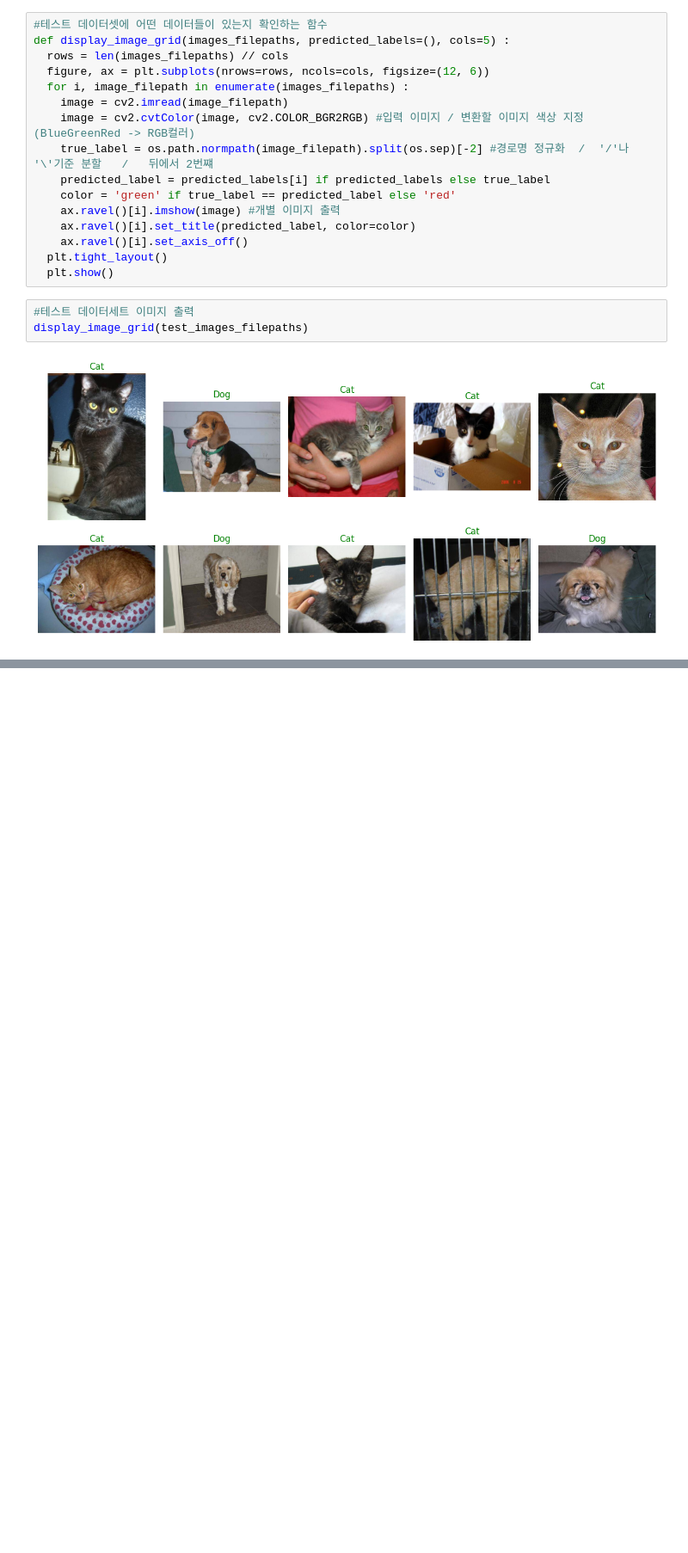
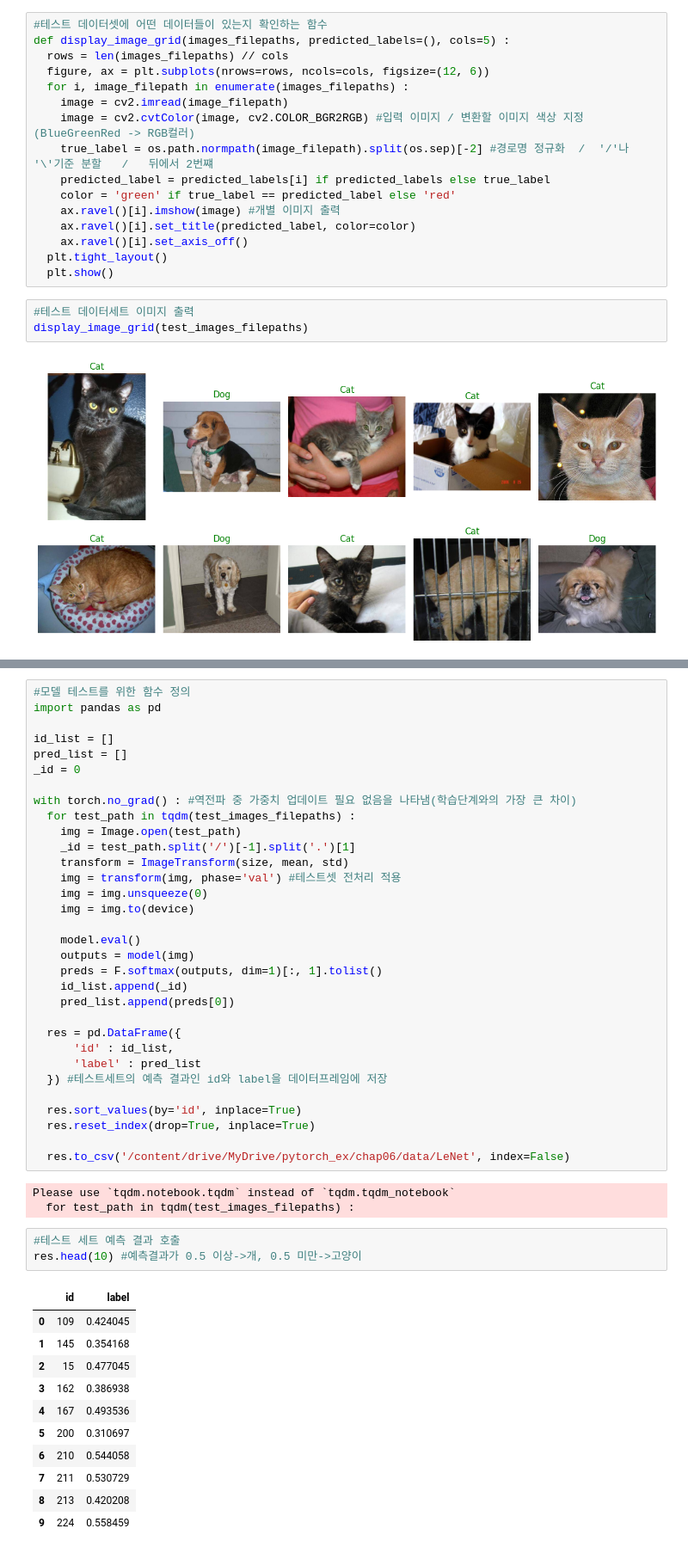
Before and after one commit to squiller1/Deeplearning_study, a Jupyter notebook: Pytorch/Pytorch_6.ipynb, the cells around one changed output, grey strips where cells are left out. Shown at 86% size. Saved outputs shown, nothing was run; the diff lists cells and outputs as text; blank space fills up the shorter version.

Commit message:
pytorch_6 continue

```diff
--- a/Pytorch/Pytorch_6.ipynb
+++ b/Pytorch/Pytorch_6.ipynb
@@ -154,0 +379,50 @@ tensor([1, 1, 0, 1, 0, 1, 1, 1, 0, 1, 0, 1, 0, 1, 1, 1, 0, 1, 1, 1, 0, 1, 0, 1,
+# %%
+#모델 테스트를 위한 함수 정의
+import pandas as pd
+
+id_list = []
+pred_list = []
+_id = 0
+
+with torch.no_grad() : #역전파 중 가중치 업데이트 필요 없음을 나타냄(학습단계와의 가장 큰 차이)
+  for test_path in tqdm(test_images_filepaths) :
+    img = Image.open(test_path)
+    _id = test_path.split('/')[-1].split('.')[1]
+    transform = ImageTransform(size, mean, std)
+    img = transform(img, phase='val') #테스트셋 전처리 적용
+    img = img.unsqueeze(0)
+    img = img.to(device)
+
+    model.eval()
+    outputs = model(img)
+    preds = F.softmax(outputs, dim=1)[:, 1].tolist()
+    id_list.append(_id)
+    pred_list.append(preds[0])
+
+  res = pd.DataFrame({
+      'id' : id_list,
+      'label' : pred_list
+  }) #테스트세트의 예측 결과인 id와 label을 데이터프레임에 저장
+
+  res.sort_values(by='id', inplace=True)
+  res.reset_index(drop=True, inplace=True)
+
+  res.to_csv('/content/drive/MyDrive/pytorch_ex/chap06/data/LeNet', index=False)
+# %% [output]
+Please use `tqdm.notebook.tqdm` instead of `tqdm.tqdm_notebook`
+  for test_path in tqdm(test_images_filepaths) :
+# %%
+#테스트 세트 예측 결과 호출
+res.head(10) #예측결과가 0.5 이상->개, 0.5 미만->고양이
+# %% [output]
+|  | id | label |
+| 0 | 109 | 0.424045 |
+| 1 | 145 | 0.354168 |
+| 2 | 15 | 0.477045 |
+| 3 | 162 | 0.386938 |
+| 4 | 167 | 0.493536 |
+| 5 | 200 | 0.310697 |
+| 6 | 210 | 0.544058 |
+| 7 | 211 | 0.530729 |
+| 8 | 213 | 0.420208 |
+| 9 | 224 | 0.558459 |
```
Also changed, not shown: parts of 37 cells of this notebook.
